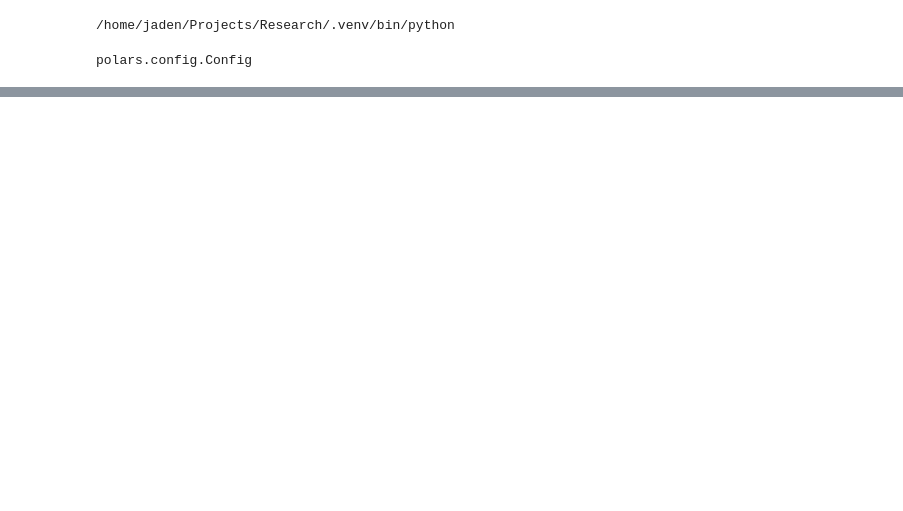
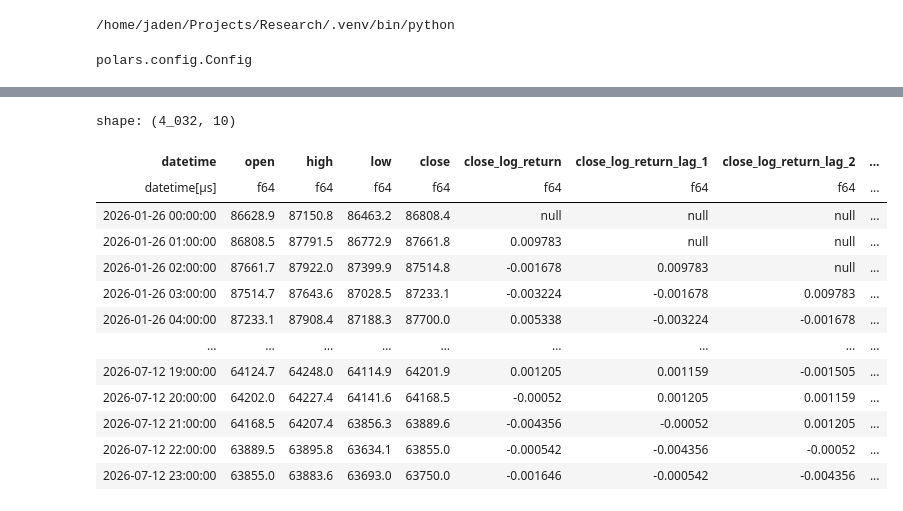
Before and after one commit to JadenGrossbaum/Research, a Jupyter notebook: video1.ipynb, the cells around one changed output, grey strips where cells are left out. Cells and saved outputs as stored; diff of their text form; code cells hidden in the pictures; blank space fills up the shorter version.

```diff
--- a/video1.ipynb
+++ b/video1.ipynb
@@ -50,0 +125,3 @@ annualized_rate = research.sharpe_annualization_factor(time_interval, 365, 24)
+# %%
+ts = ts.with_columns((pl.col('close')/pl.col('close').shift(forecast_horizon)).log().alias('close_log_return'))
+ts
@@ -50,0 +143,25 @@ annualized_rate = research.sharpe_annualization_factor(time_interval, 365, 24)
+# %%
+target = 'close_log_return'
+lr = pl.col(target)
+ts = ts.with_columns(
+    lr.shift(forecast_horizon * 1).alias(f'{target}_lag_1'),
+    lr.shift(forecast_horizon * 2).alias(f'{target}_lag_2'),
+    lr.shift(forecast_horizon * 3).alias(f'{target}_lag_3'),
+    lr.shift(forecast_horizon * 4).alias(f'{target}_lag_4'),
+)
+ts
+# %% [output]
+shape: (4_032, 10)
+| datetime | open | high | low | close | close_log_return | close_log_return_lag_1 | close_log_return_lag_2 | ... |
+| datetime[μs] | f64 | f64 | f64 | f64 | f64 | f64 | f64 | ... |
+| 2026-01-26 00:00:00 | 86628.9 | 87150.8 | 86463.2 | 86808.4 | null | null | null | ... |
+| 2026-01-26 01:00:00 | 86808.5 | 87791.5 | 86772.9 | 87661.8 | 0.009783 | null | null | ... |
+| 2026-01-26 02:00:00 | 87661.7 | 87922.0 | 87399.9 | 87514.8 | -0.001678 | 0.009783 | null | ... |
+| 2026-01-26 03:00:00 | 87514.7 | 87643.6 | 87028.5 | 87233.1 | -0.003224 | -0.001678 | 0.009783 | ... |
+| 2026-01-26 04:00:00 | 87233.1 | 87908.4 | 87188.3 | 87700.0 | 0.005338 | -0.003224 | -0.001678 | ... |
+| … | … | … | … | … | … | … | … | ... |
+| 2026-07-12 19:00:00 | 64124.7 | 64248.0 | 64114.9 | 64201.9 | 0.001205 | 0.001159 | -0.001505 | ... |
+| 2026-07-12 20:00:00 | 64202.0 | 64227.4 | 64141.6 | 64168.5 | -0.00052 | 0.001205 | 0.001159 | ... |
+| 2026-07-12 21:00:00 | 64168.5 | 64207.4 | 63856.3 | 63889.6 | -0.004356 | -0.00052 | 0.001205 | ... |
+| 2026-07-12 22:00:00 | 63889.5 | 63895.8 | 63634.1 | 63855.0 | -0.000542 | -0.004356 | -0.00052 | ... |
+| 2026-07-12 23:00:00 | 63855.0 | 63883.6 | 63693.0 | 63750.0 | -0.001646 | -0.000542 | -0.004356 | ... |
```
Also changed, not shown: parts of 20 cells of this notebook.
